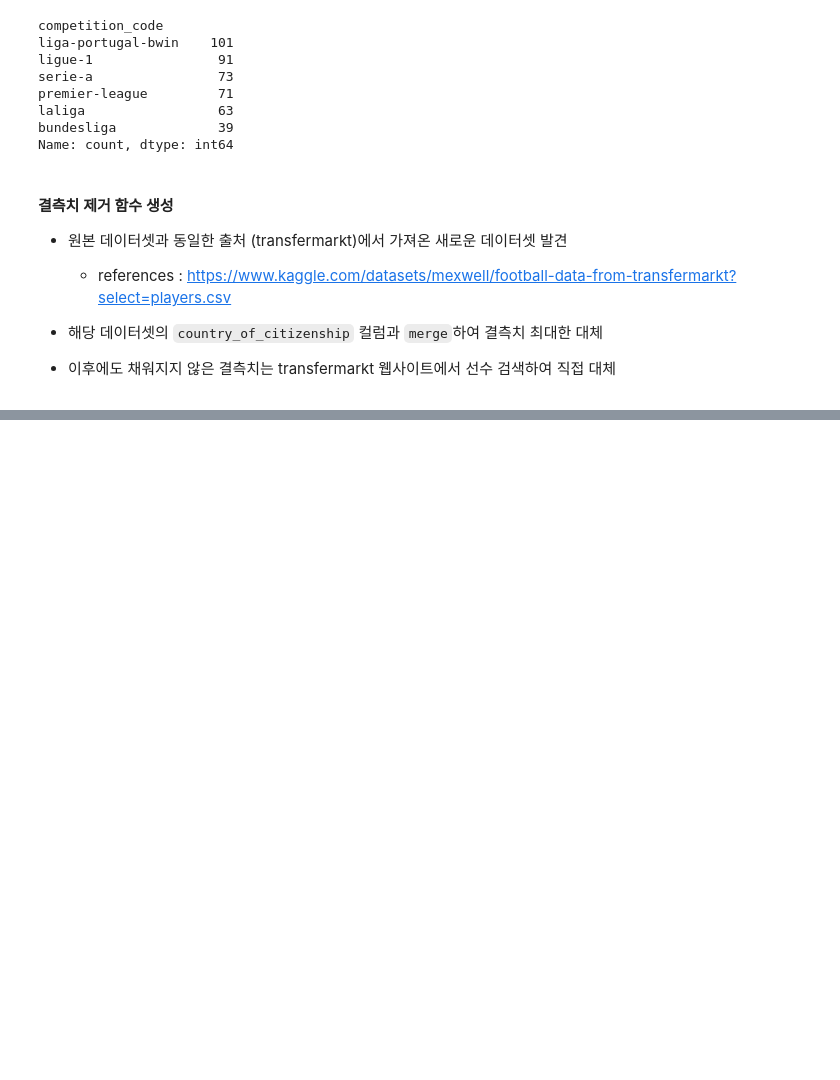
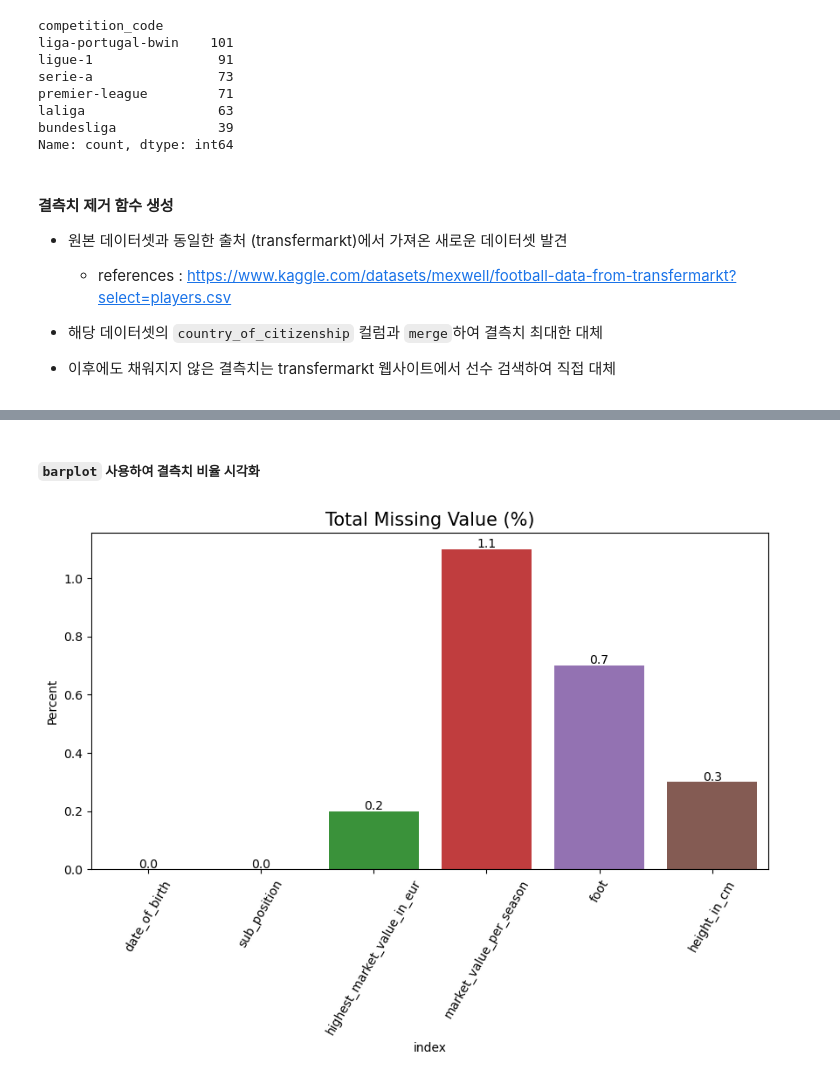
Before and after one commit to wjco/DAStudy-sat, a Jupyter notebook: Tek/football-data-from-transfermarkt/preprocessing-football-data-from-transfermarkt.ipynb, the cells around one changed output, grey strips where cells are left out. Cells and saved outputs as stored; diff of their text form; code cells hidden in the pictures; blank space fills up the shorter version.

```diff
--- a/Tek/football-data-from-transfermarkt/preprocessing-football-data-from-transfermarkt.ipynb
+++ b/Tek/football-data-from-transfermarkt/preprocessing-football-data-from-transfermarkt.ipynb
@@ -787,0 +790,9 @@ merged_again[merged_again.foot.isnull()].sort_values("highest_market_value_in_eu
+# %%
+# 결측치 비율 구함
+null_total = merged_again.isnull().sum()
+null_count = merged_again.isnull().count()
+null_pct = round((null_total/null_count)*100, 1)
+
+# 결측치 개수, 퍼센트 데이터프레임으로 생성
+missing = pd.concat([null_total, null_pct], axis=1, keys=["Total", "Percent"])
+missing
@@ -787,0 +818,22 @@ merged_again[merged_again.foot.isnull()].sort_values("highest_market_value_in_eu
+# %% [markdown]
+##### `barplot` 사용하여 결측치 비율 시각화
+# %%
+# 결측치 비율 시각화
+plt.figure(figsize=(10, 5))
+sns_pct = sns.barplot(x="index", y="Percent", data=missing[missing["Total"]!=0].reset_index())
+sns_pct.set_xticklabels(sns_pct.get_xticklabels(), rotation=60)
+
+# bar 그래프 상단에 비율 (%) 표기
+for bar in sns_pct.patches:
+    height = bar.get_height()                   # .get_height() : y좌표
+
+    plt.text(bar.get_x() + bar.get_width()/2,   # 퍼센트 글자 위치
+             height+0.005,                        # 퍼센트 글자 높이
+             "%.1f" % height,                   # 퍼센트 소수점 지정
+             ha="center")                       # 가운데 정렬
+
+# 시각화 제목 이름, 폰트 크기 지정
+sns_pct.set_title("Total Missing Value (%)", fontsize=15)
+plt.show()
+# %% [output]
+[figure, added]
```
Also changed, not shown: parts of 23 cells of this notebook, 2 other files.
